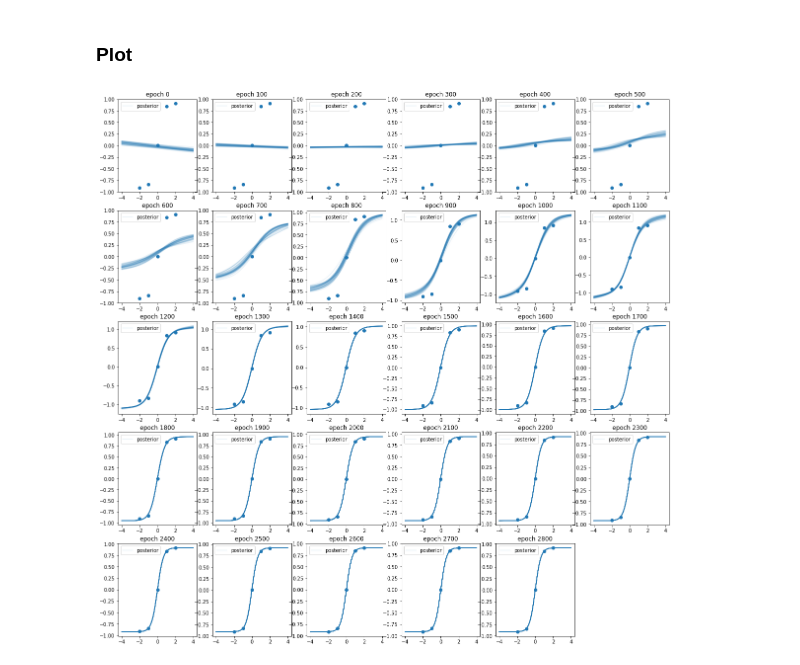
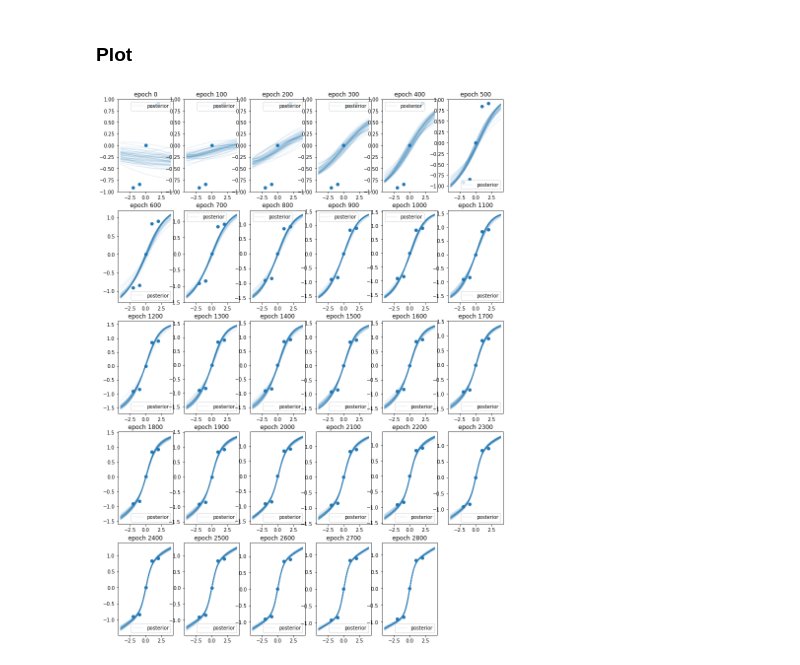
Before and after one commit to yu-takagi/chainer-neuralprocesses, a Jupyter notebook: exp_1d_func.ipynb, the cells around one changed output. Drawn from its saved outputs; the diff is of its cells as text; code cells hidden in the pictures.

```diff
--- a/exp_1d_func.ipynb
+++ b/exp_1d_func.ipynb
@@ -7,9 +7,9 @@ from chainer import Chain, Variable
 from net import NeuralProcesses
 # %%
 # Parameters
-n_h = 5
-n_r = 5
-n_z = 5
+n_h = 3
+n_r = 3
+n_z = 3
 gpu = None
 # %%
 x = np.array([[-2,-1,0,1,2]]).astype(np.float32).T
@@ -76,17 +76,17 @@ epoch 2900 : loss: -16.369215
 # %% [markdown]
 ### Plot
 # %%
-plt.figure(figsize=(20, 20))
+plt.figure(figsize=(14, 20))
 for fig in range(1,len(posteriors)):
     plt.subplot(5,6,fig)
     for i, pos in enumerate(posteriors[fig]):
         label = None
         if i == 0:
             label = "posterior"
         plt.plot(x_pred.data, pos.data.T, label=label, alpha=.1,color="C0")
     plt.plot(x, y, "o")
     plt.title("epoch " + str(100*(fig-1)))
 
     plt.legend()
 # %% [output]
-[figure, old version]
+[figure, new version]
```
Also changed, not shown: parts of 1 cell of this notebook, 1 other file.
